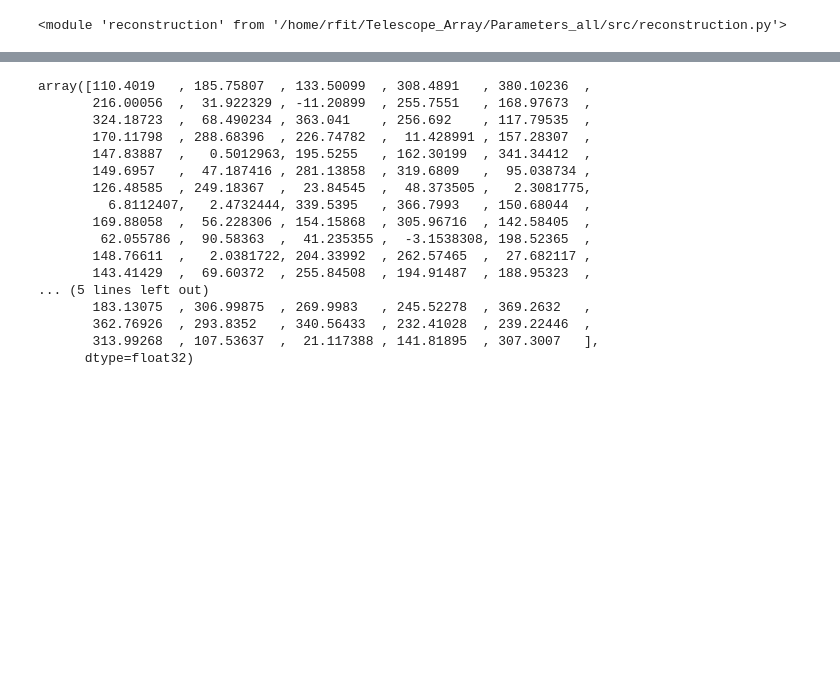
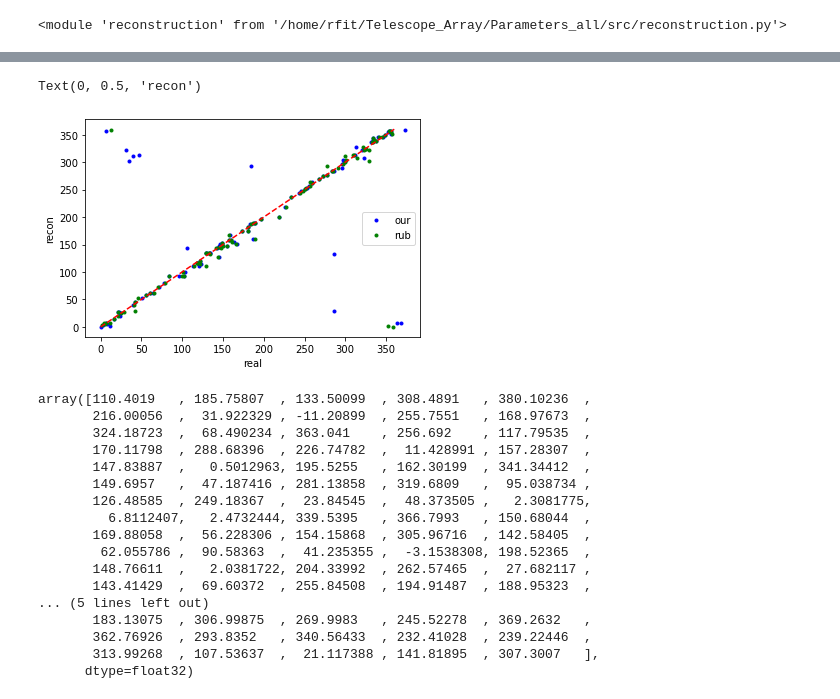
Before and after one commit to fitagdinov/Telescope_Array, a Jupyter notebook: Parameters_all/Notebooks/main_parameters.ipynb, the cells around one changed output, grey strips where cells are left out. Drawn from its saved outputs; the diff is of its cells as text; code cells hidden in the pictures; blank space fills up the shorter version.

```diff
--- a/Parameters_all/Notebooks/main_parameters.ipynb
+++ b/Parameters_all/Notebooks/main_parameters.ipynb
@@ -216,3 +284,13 @@ plt.plot([0,90],[0,90],'r--')
+# %%
+plt.plot(tf.abs(params_list[-1,:,2]*180/3.1415),phi[:100,0]*180/3.1415,'b.',label='our')
+plt.plot(recos[:100,1],phi[:100,0]*180/3.1415,'g.',label='rub')
+plt.plot([0,360],[0,360],'r--')
+plt.legend()
+plt.xlabel('real')
+plt.ylabel('recon')
+# %% [output]
+Text(0, 0.5, 'recon')
+[figure, added]
 # %%
 # phi
 params_list[-1,:,2]*180/3.1415
```
Also changed, not shown: parts of 13 cells of this notebook, 4 other files.
